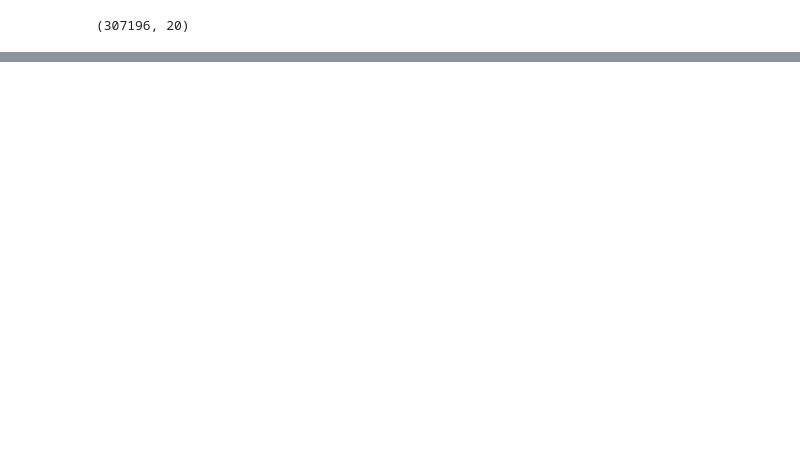
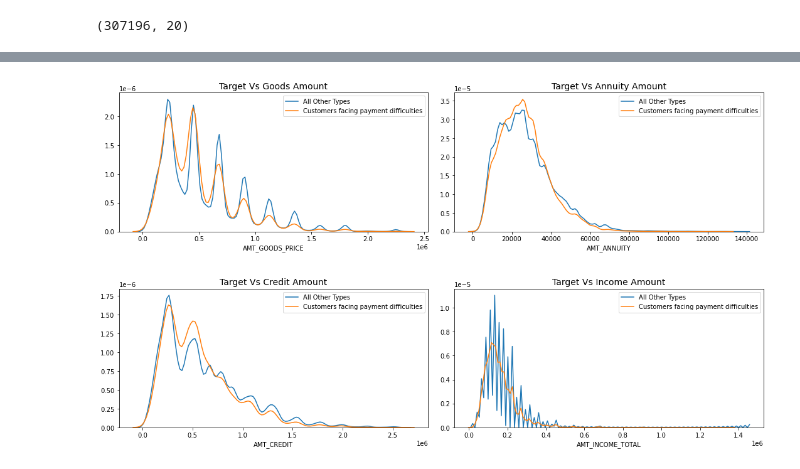
Before and after one commit to shardul-rajhans/Bank-Credit-Loan-Risk-Analytics-EDA, a Jupyter notebook: shardul_sohini_eda_case_study.ipynb, the cells around one changed output, grey strips where cells are left out. Saved outputs shown, nothing was run; the diff lists cells and outputs as text; code cells hidden in the pictures; blank space fills up the shorter version.

```diff
--- a/shardul_sohini_eda_case_study.ipynb
+++ b/shardul_sohini_eda_case_study.ipynb
@@ -1255,0 +1311,26 @@ application_data.shape
+# %%
+fig, ax = plt.subplots(2, 2, figsize=(15,8))
+# Making a plot with 2 subplots
+
+fig.tight_layout(h_pad=7)
+
+sns.distplot(application_data[application_data.TARGET == 0].AMT_GOODS_PRICE,hist=False, label="All Other Types", ax=ax[0][0])
+sns.distplot(application_data[application_data.TARGET == 1].AMT_GOODS_PRICE,hist=False, label="Customers facing payment difficulties", ax=ax[0][0])
+ax[0][0].set_title("Target Vs Goods Amount", fontsize=14)
+
+sns.distplot(application_data[application_data.TARGET == 0].AMT_ANNUITY,hist=False, label="All Other Types", ax=ax[0][1])
+sns.distplot(application_data[application_data.TARGET == 1].AMT_ANNUITY,hist=False, label="Customers facing payment difficulties", ax=ax[0][1])
+ax[0][1].set_title("Target Vs Annuity Amount", fontsize=14)
+
+sns.distplot(application_data[application_data.TARGET == 0].AMT_CREDIT,hist=False, label="All Other Types", ax=ax[1][0])
+sns.distplot(application_data[application_data.TARGET == 1].AMT_CREDIT,hist=False, label="Customers facing payment difficulties", ax=ax[1][0])
+ax[1][0].set_title("Target Vs Credit Amount", fontsize=14)
+
+sns.distplot(application_data[application_data.TARGET == 0].AMT_INCOME_TOTAL,hist=False, label="All Other Types", ax=ax[1][1])
+sns.distplot(application_data[application_data.TARGET == 1].AMT_INCOME_TOTAL,hist=False, label="Customers facing payment difficulties", ax=ax[1][1])
+ax[1][1].set_title("Target Vs Income Amount", fontsize=14)
+
+
+plt.show()
+# %% [output]
+[figure, added]
```
Also changed, not shown: parts of 10 cells of this notebook.
